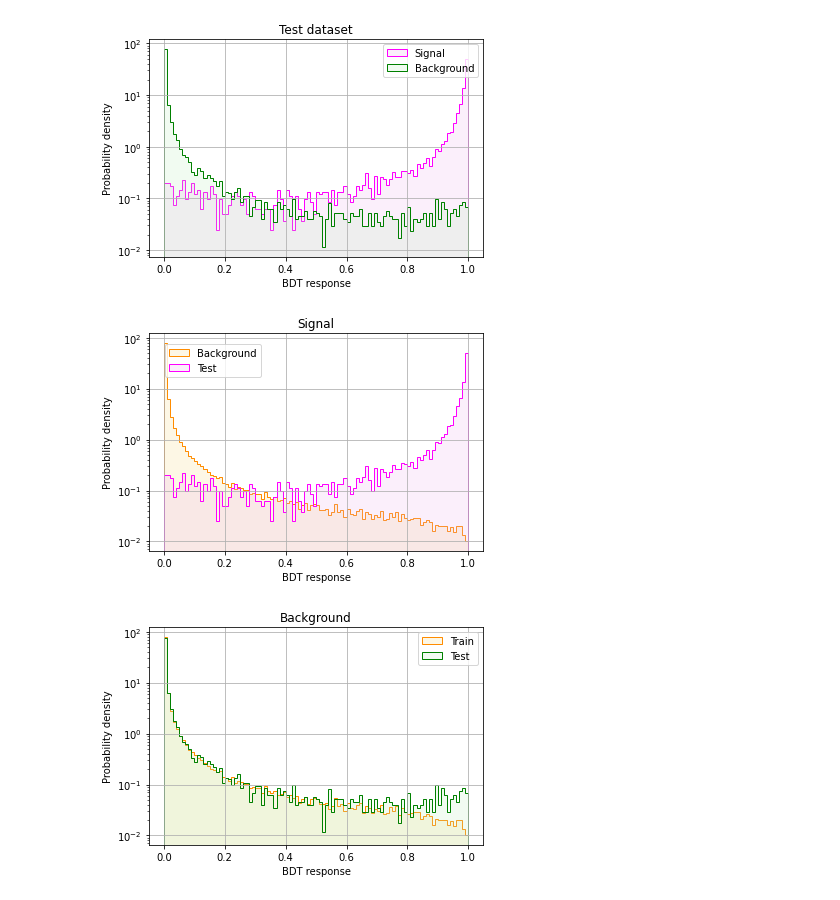
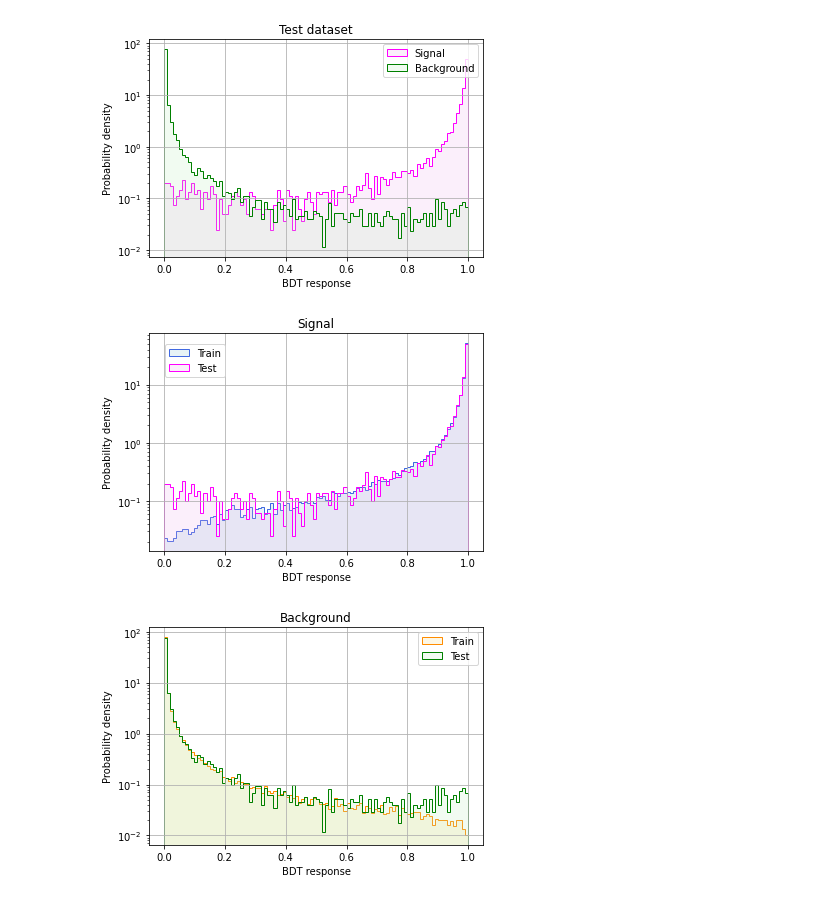
Before and after one commit to alatios/lb2jpsil_classifier-studies, a Jupyter notebook: BDT.ipynb, the cells around one changed output. Saved outputs shown, nothing was run; the diff lists cells and outputs as text; code cells hidden in the pictures.

```diff
--- a/BDT.ipynb
+++ b/BDT.ipynb
@@ -830,36 +831,36 @@ plt.show()
 [figure]
 # %%
 plt.hist(
-    df_model_response[(df_model_response['dataset'] == 'train') & (df_model_response['class'] == 0)]['predicted'],
-    label='Background',
+    df_model_response[(df_model_response['dataset'] == 'train') & (df_model_response['class'] == 1)]['predicted'],
+    label='Train',
     bins=100,
     range=(0,1),
-    fc=lightOrangeFaceColor,
+    fc=lightBlueFaceColor,
+    edgecolor='royalblue',
     histtype= "stepfilled",
-    density=True,
-    edgecolor='darkorange',
+    density=True
 )
 
 plt.hist(
     df_model_response[(df_model_response['dataset'] == 'test') & (df_model_response['class'] == 1)]['predicted'],
     label='Test',
     bins=100,
     range=(0,1),
     fc=lightFuchsiaFaceColor,
     edgecolor='fuchsia',
     histtype= "stepfilled",
     density=True
 )
 
 plt.yscale('log')
 plt.legend(loc=(0.05,0.8))
 plt.grid()
 plt.title("Signal")
 plt.ylabel("Probability density")
 plt.xlabel("BDT response")
 plt.show()
 # %% [output]
-[figure, old version]
+[figure, new version]
 # %%
 plt.hist(
     df_model_response[(df_model_response['dataset'] == 'train') & (df_model_response['class'] == 0)]['predicted'],
```
Also changed, not shown: parts of 11 cells of this notebook, 1 other file.
